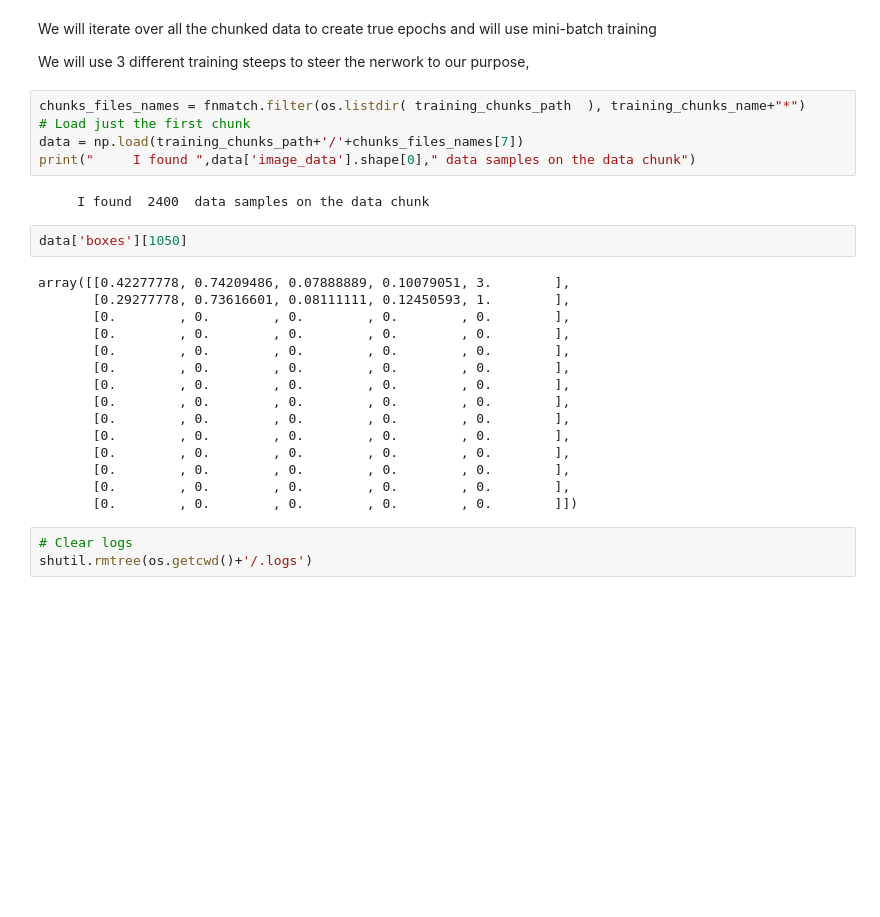
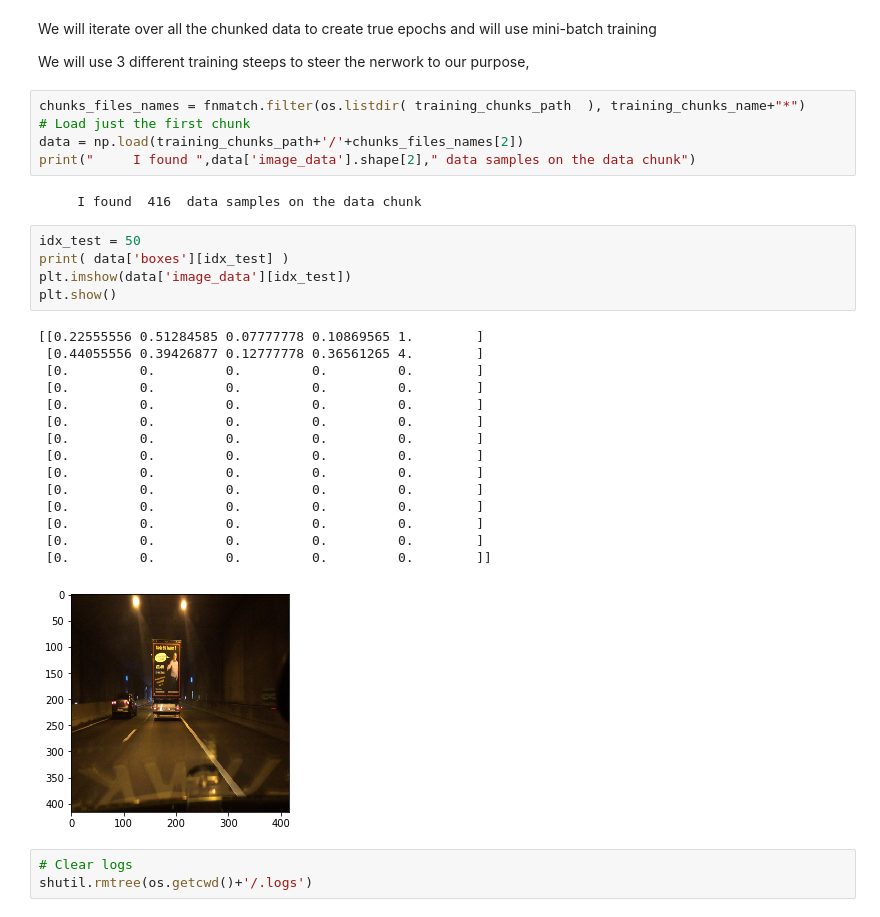
Before and after one commit to DavidTorresOcana/Nexar_challenge_2, a Jupyter notebook: src/Autonomous driving application - Car detection - v1.ipynb, the cells around one changed output. Saved outputs shown, nothing was run; the diff lists cells and outputs as text; blank space fills up the shorter version.

```diff
--- a/src/Autonomous driving application - Car detection - v1.ipynb
+++ b/src/Autonomous driving application - Car detection - v1.ipynb
@@ -1276,27 +1218,31 @@ We will use 3 different training steeps to steer the nerwork to our purpose,
 # %%
 chunks_files_names = fnmatch.filter(os.listdir( training_chunks_path  ), training_chunks_name+"*")
 # Load just the first chunk
-data = np.load(training_chunks_path+'/'+chunks_files_names[7])
-print("     I found ",data['image_data'].shape[0]," data samples on the data chunk")
+data = np.load(training_chunks_path+'/'+chunks_files_names[2])
+print("     I found ",data['image_data'].shape[2]," data samples on the data chunk")
 # %% [output]
-     I found  2400  data samples on the data chunk
+     I found  416  data samples on the data chunk
-# %%
-data['boxes'][1050]
-# %% [output]
-array([[0.42277778, 0.74209486, 0.07888889, 0.10079051, 3.        ],
-       [0.29277778, 0.73616601, 0.08111111, 0.12450593, 1.        ],
-       [0.        , 0.        , 0.        , 0.        , 0.        ],
-       [0.        , 0.        , 0.        , 0.        , 0.        ],
-       [0.        , 0.        , 0.        , 0.        , 0.        ],
-       [0.        , 0.        , 0.        , 0.        , 0.        ],
-       [0.        , 0.        , 0.        , 0.        , 0.        ],
-       [0.        , 0.        , 0.        , 0.        , 0.        ],
-       [0.        , 0.        , 0.        , 0.        , 0.        ],
-       [0.        , 0.        , 0.        , 0.        , 0.        ],
-       [0.        , 0.        , 0.        , 0.        , 0.        ],
-       [0.        , 0.        , 0.        , 0.        , 0.        ],
-       [0.        , 0.        , 0.        , 0.        , 0.        ],
-       [0.        , 0.        , 0.        , 0.        , 0.        ]])
+# %%
+idx_test = 50
+print( data['boxes'][idx_test] )
+plt.imshow(data['image_data'][idx_test])
+plt.show()
+# %% [output]
+[[0.22555556 0.51284585 0.07777778 0.10869565 1.        ]
+ [0.44055556 0.39426877 0.12777778 0.36561265 4.        ]
+ [0.         0.         0.         0.         0.        ]
+ [0.         0.         0.         0.         0.        ]
+ [0.         0.         0.         0.         0.        ]
+ [0.         0.         0.         0.         0.        ]
+ [0.         0.         0.         0.         0.        ]
+ [0.         0.         0.         0.         0.        ]
+ [0.         0.         0.         0.         0.        ]
+ [0.         0.         0.         0.         0.        ]
+ [0.         0.         0.         0.         0.        ]
+ [0.         0.         0.         0.         0.        ]
+ [0.         0.         0.         0.         0.        ]
+ [0.         0.         0.         0.         0.        ]]
+[figure, added]
 # %%
 # Clear logs
 shutil.rmtree(os.getcwd()+'/.logs')
```
Also changed, not shown: parts of 5 cells of this notebook.
